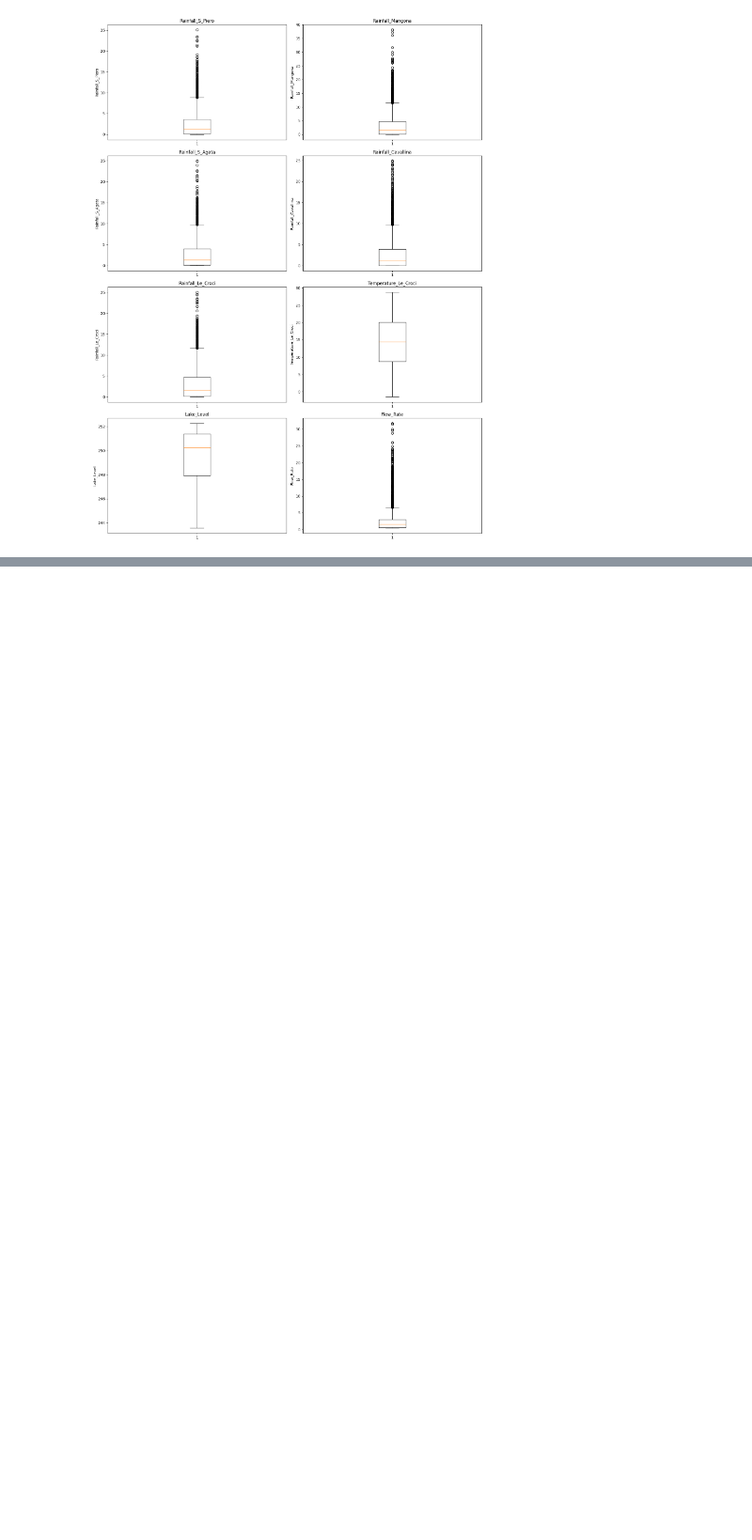
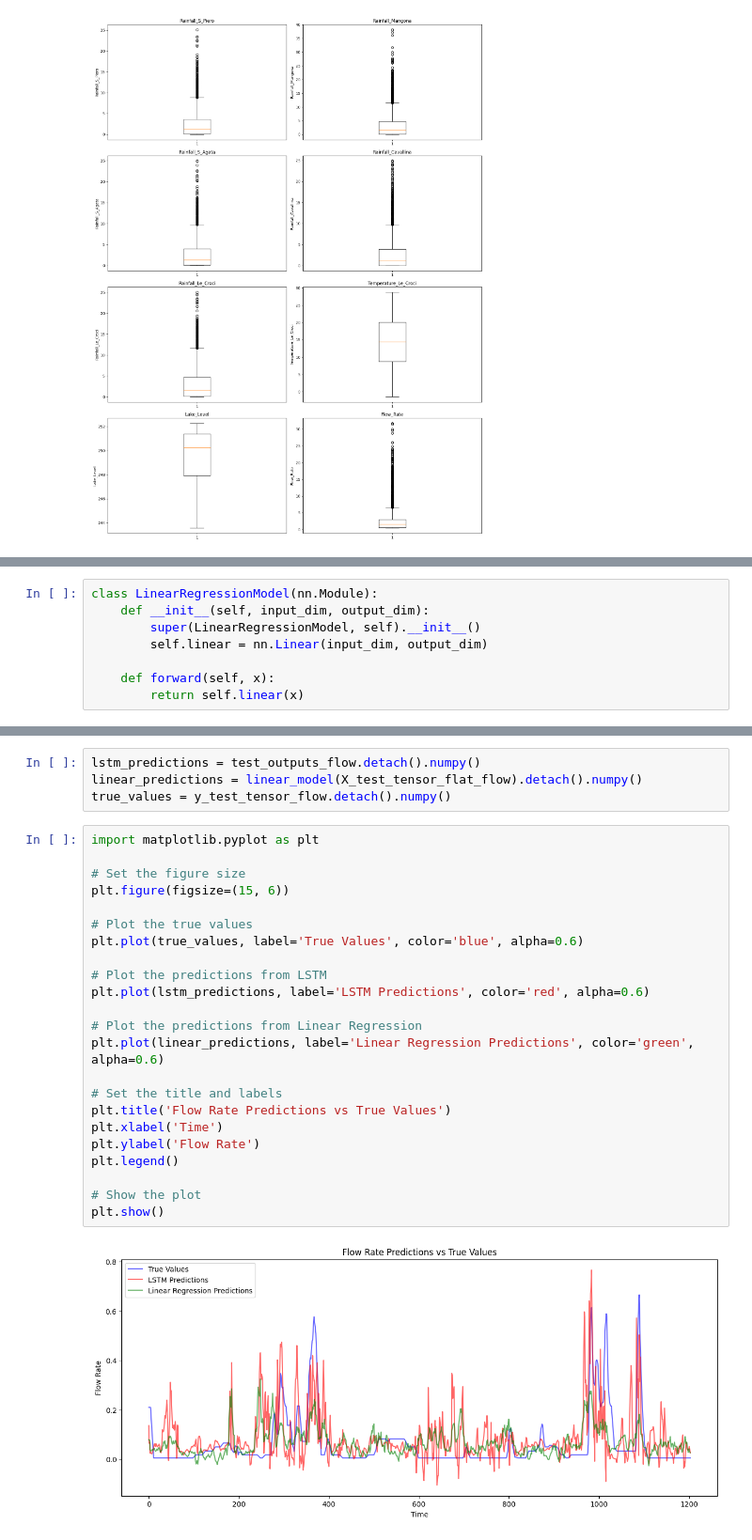
Before and after one commit to ZhouXiinlei/ml_WaterAnalytics, a Jupyter notebook: Lake_Bilancino_Process.ipynb, the cells around one changed output, grey strips where cells are left out. Shown at 94% size. Cells and saved outputs as stored; diff of their text form; blank space fills up the shorter version.

```diff
--- a/Lake_Bilancino_Process.ipynb
+++ b/Lake_Bilancino_Process.ipynb
@@ -103,0 +297,8 @@ df_smoothed.to_csv(processed_data_path, index=False)
+# %%
+class LinearRegressionModel(nn.Module):
+    def __init__(self, input_dim, output_dim):
+        super(LinearRegressionModel, self).__init__()
+        self.linear = nn.Linear(input_dim, output_dim)
+
+    def forward(self, x):
+        return self.linear(x)
@@ -103,0 +416,29 @@ df_smoothed.to_csv(processed_data_path, index=False)
+# %%
+lstm_predictions = test_outputs_flow.detach().numpy()
+linear_predictions = linear_model(X_test_tensor_flat_flow).detach().numpy()
+true_values = y_test_tensor_flow.detach().numpy()
+# %%
+import matplotlib.pyplot as plt
+
+# Set the figure size
+plt.figure(figsize=(15, 6))
+
+# Plot the true values
+plt.plot(true_values, label='True Values', color='blue', alpha=0.6)
+
+# Plot the predictions from LSTM
+plt.plot(lstm_predictions, label='LSTM Predictions', color='red', alpha=0.6)
+
+# Plot the predictions from Linear Regression
+plt.plot(linear_predictions, label='Linear Regression Predictions', color='green', alpha=0.6)
+
+# Set the title and labels
+plt.title('Flow Rate Predictions vs True Values')
+plt.xlabel('Time')
+plt.ylabel('Flow Rate')
+plt.legend()
+
+# Show the plot
+plt.show()
+# %% [output]
+[figure, added]
```
Also changed, not shown: parts of 8 cells of this notebook.
